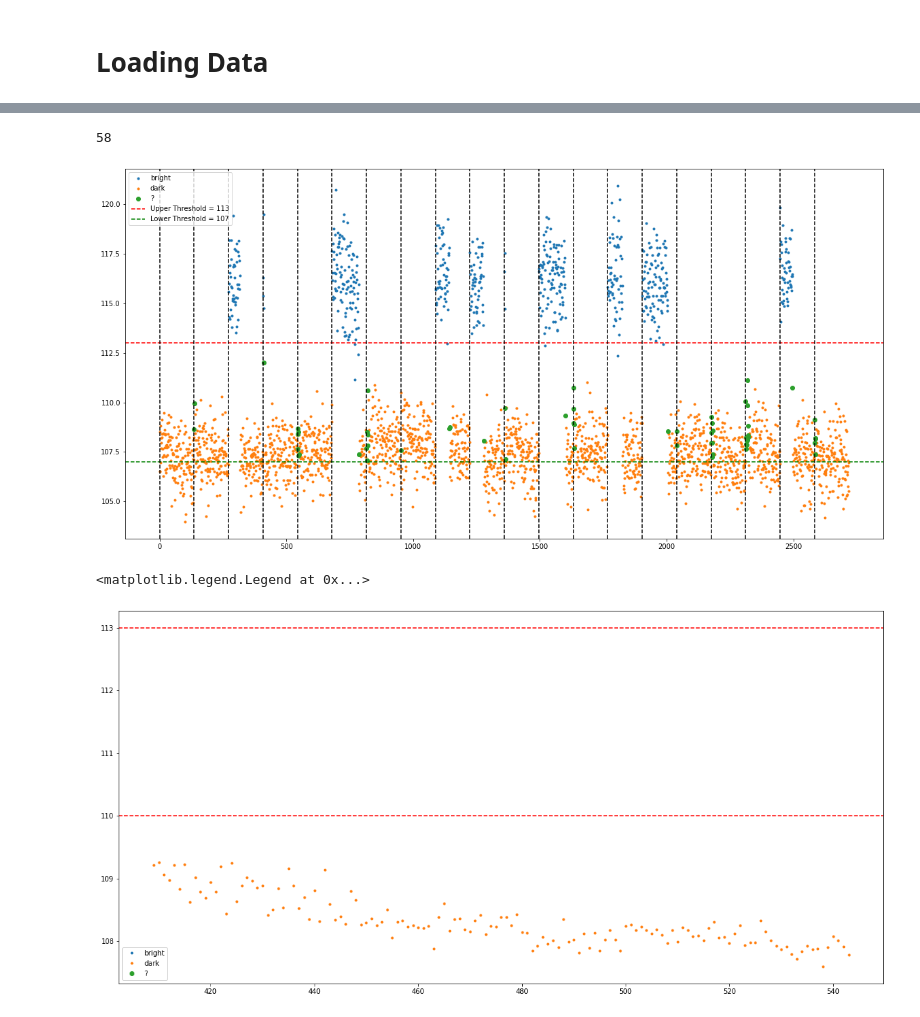
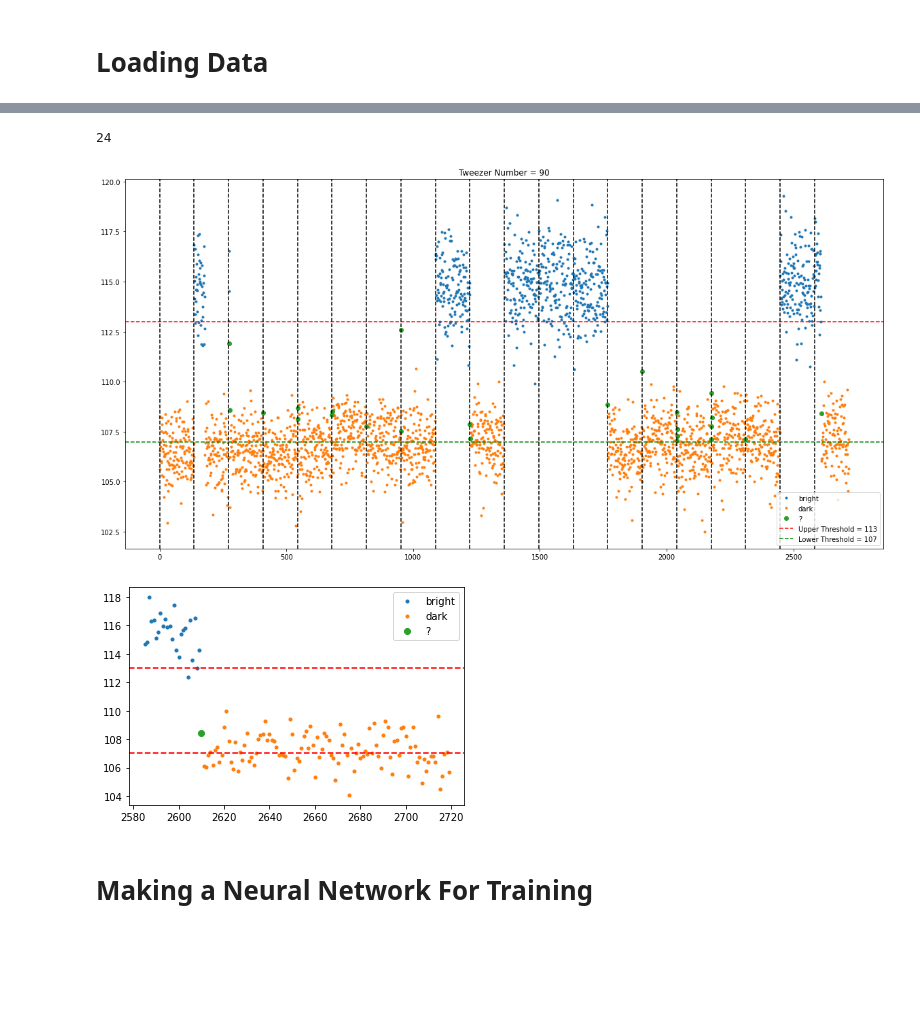
Before and after one commit to jack-mango/QURIP-thompsonlab-amo, a Jupyter notebook: ImagingSoftware/nondestructive image analysis.ipynb, the cells around one changed output, grey strips where cells are left out. Cells and saved outputs as stored; diff of their text form; code cells hidden in the pictures; blank space fills up the shorter version.

```diff
--- a/ImagingSoftware/nondestructive image analysis.ipynb
+++ b/ImagingSoftware/nondestructive image analysis.ipynb
@@ -16,7 +20,7 @@ import csv
 # %% [markdown]
 # Loading Data
 # %%
-data = scipy.io.loadmat('jun1_run9.mat')
+data = loadmat('jun1_run9.mat')
 n_loops = 20
 lattice_shape = np.array([10, 10])
 stack = data['stack']
@@ -28,4 +34,4 @@ processor.plot()
 # %%
 upper_threshold = 113
 lower_threshold = 107
-crops, labels = processor.make_dataset(lower_threshold, upper_threshold, 1)
+crops, labels = processor.make_dataset(lower_threshold, upper_threshold, n=1, keep_unknowns=True)
@@ -55,5 +48,5 @@ for i in range(n_loops):
 # %%
-tweezer = 96
+tweezer = 90
 tweezer_vals = np.mean(crops[processor.crop_index(tweezer, 0, 0): processor.crop_index(tweezer + 1, 0, 0)], axis=(1, 2))
 tweezer_labels = labels[processor.crop_index(tweezer, 0, 0): processor.crop_index(tweezer + 1, 0, 0)]
 
@@ -78,26 +71,28 @@ plt.plot(unknown_indices, unknown_vals, 'o', label='?')
 plt.axhline(upper_threshold, color='r', linestyle='--', label=f"Upper Threshold = {upper_threshold}")
 plt.axhline(lower_threshold, color='g', linestyle='--', label=f"Lower Threshold = {lower_threshold}")
 plt.legend()
+plt.title(f"Tweezer Number = {tweezer}")
 for i in range(n_loops):
     plt.axvline(i * processor.per_loop, color='k', linestyle='--')
 # %% [output]
-58
+24
-[figure, old version]
+[figure, new version]
 # %%
-loop_num = 3
+loop_num = 19
 low = processor.per_loop * loop_num
 high = processor.per_loop * (loop_num + 1)
 bright_mask = (low < bright_indices) & (bright_indices < high)
 dark_mask = (low < dark_indices) & (dark_indices < high)
 unknown_mask = (low < unknown_indices) & (unknown_indices < high)
 
-plt.figure(figsize=(20, 10))
 plt.plot(bright_indices[bright_mask], bright_vals[bright_mask], '.', label='bright')
 plt.plot(dark_indices[dark_mask], dark_vals[dark_mask], '.', label='dark')
 plt.plot(unknown_indices[unknown_mask], unknown_vals[unknown_mask], 'o', label='?')
-plt.axhline(high_threshold, color='r', linestyle='--')
-plt.axhline(low_threshold, color='r', linestyle='--')
+plt.axhline(upper_threshold, color='r', linestyle='--')
+plt.axhline(lower_threshold, color='r', linestyle='--')
 plt.legend()
+plt.show()
 # %% [output]
-<matplotlib.legend.Legend at 0x...>
-[figure, old version]
+[figure, new version]
+# %% [markdown]
+# Making a Neural Network For Training
```
Also changed, not shown: parts of 14 cells of this notebook, 2 other files.
